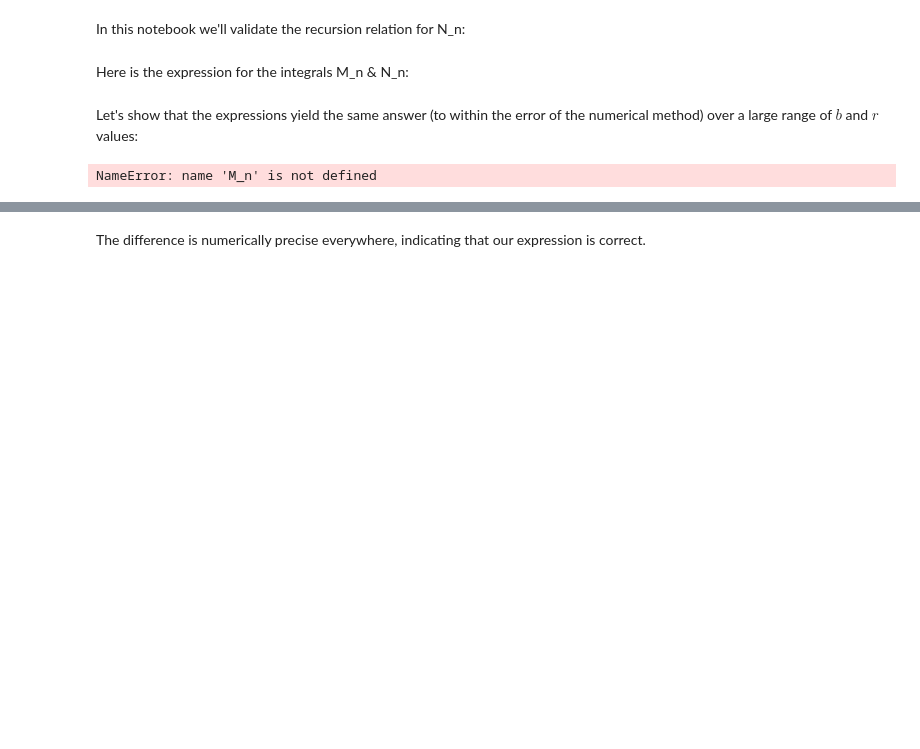
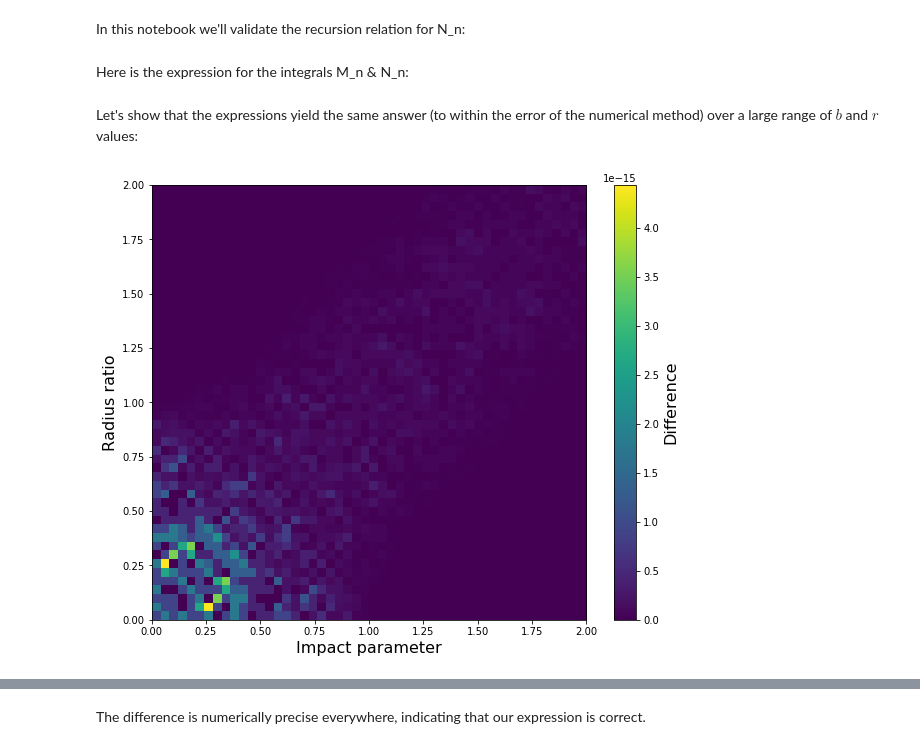
Before and after one commit to rodluger/Limbdark.jl, a Jupyter notebook: proofs/Nn_recursion.ipynb, the cells around one changed output, grey strips where cells are left out. Drawn from its saved outputs; the diff is of its cells as text; code cells hidden in the pictures; blank space fills up the shorter version.

```diff
--- a/proofs/Nn_recursion.ipynb
+++ b/proofs/Nn_recursion.ipynb
@@ -56,9 +56,8 @@ n = 50
 barr = np.linspace(1e-4, 2, n)
 rarr = np.linspace(1e-4, 2, n)
 diff = np.zeros((n, n))
-Nu_grid = np.linspace(4,7,4)
-# Nu is the order of the integral:
-for k, Nu in enumerate(Nu_grid):
+
+def plot(Nu):
     for i, b in enumerate(barr):
         for j, r in enumerate(rarr):
             diff[j, i] = abs((Nu+2)*N_n(r, b, Nu) -M_n(r,b,Nu)- Nu*(1-(b+r)**2)*N_n(r,b,Nu-2))
@@ -68,5 +67,7 @@ for k, Nu in enumerate(Nu_grid):
     pl.ylabel("Radius ratio", fontsize=16)
     cb = pl.colorbar()
     cb.ax.set_ylabel("Difference", fontsize=16);
-# %% [output]
-NameError: name 'M_n' is not defined
+# %%
+plot(4)
+# %% [output]
+[figure, added]
```
Also changed, not shown: parts of 3 cells of this notebook.
